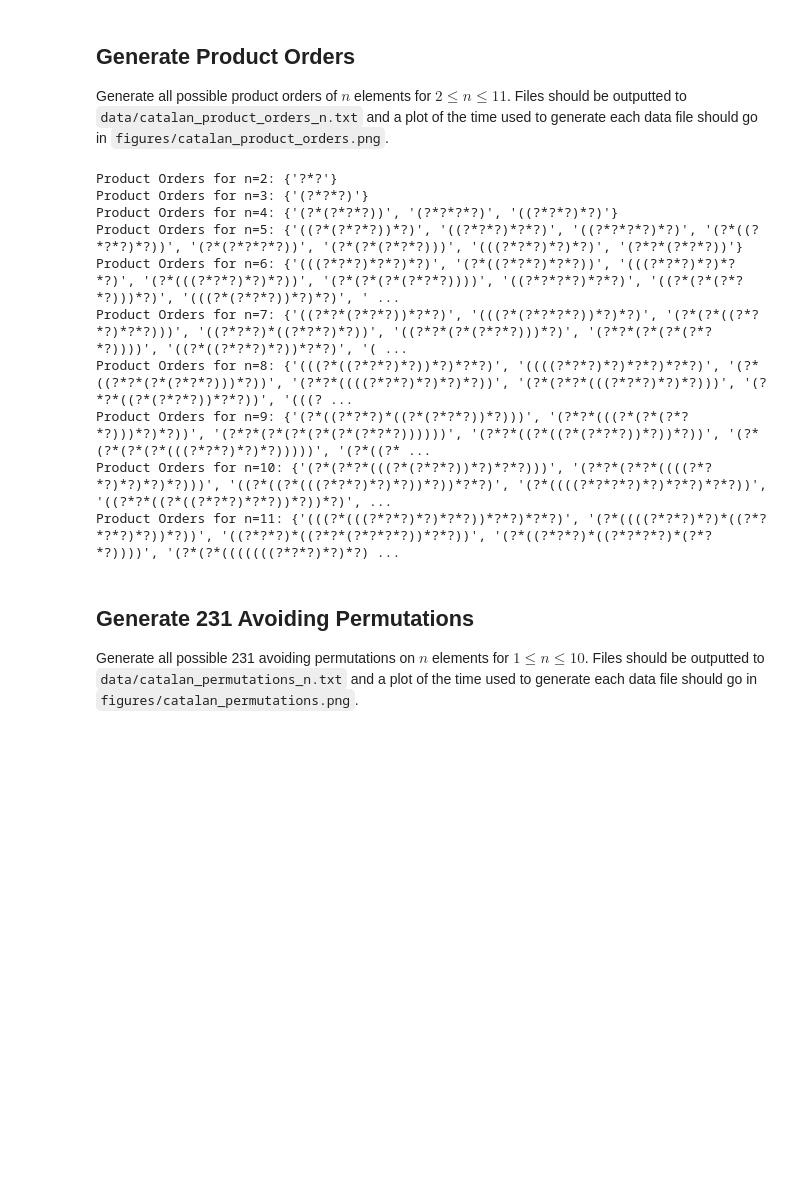
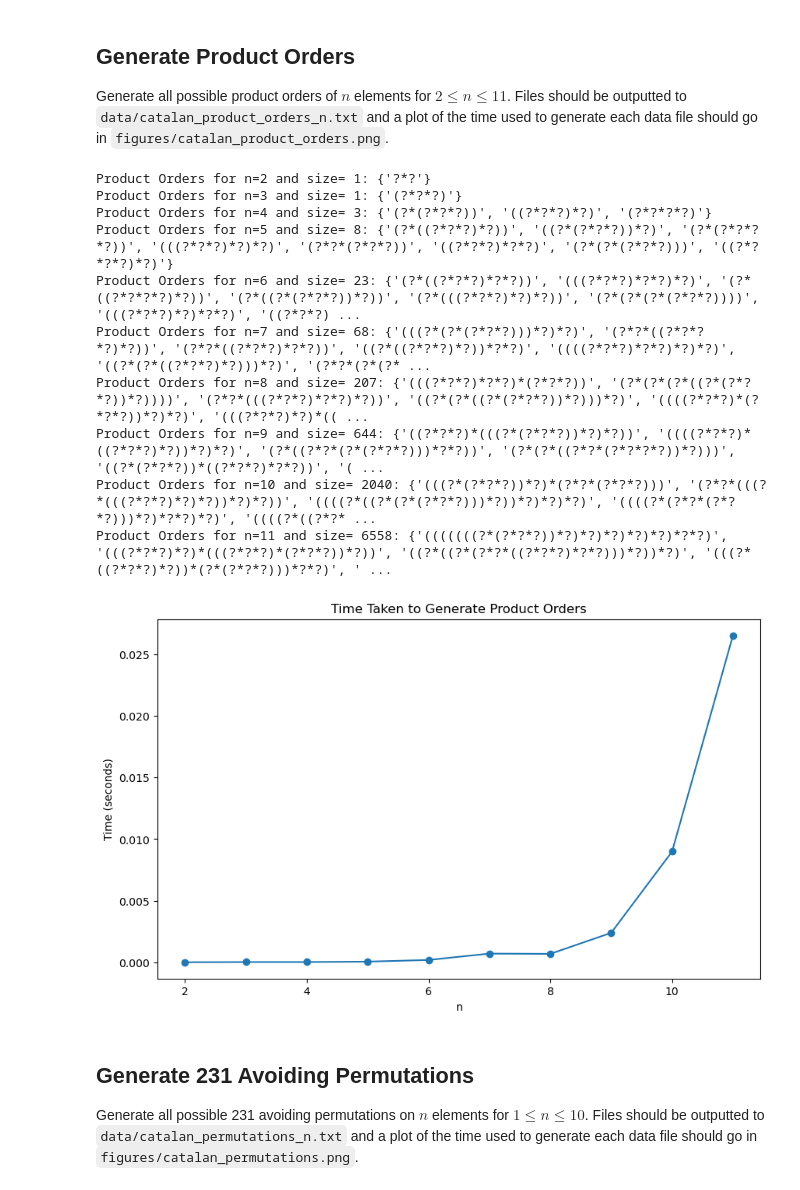
Before and after one commit to NeuronalDynamics/AI-for-Mathematics, a Jupyter notebook: 6_18_2024_catalan/main.ipynb, the cells around one changed output. Drawn from its saved outputs; the diff is of its cells as text; code cells hidden in the pictures; blank space fills up the shorter version.

```diff
--- a/6_18_2024_catalan/main.ipynb
+++ b/6_18_2024_catalan/main.ipynb
@@ -66,18 +66,46 @@ plt.show()
 Generate all possible product orders of $n$ elements for $2 \le n \le 11$. Files should be outputted to `data/catalan_product_orders_n.txt` and a plot of the time used to generate each data file should go in `figures/catalan_product_orders.png`.
 # %%
 for n in range(2, 12):
-  print(f"Product Orders for n={n}: {catalan.product_orders(n)}")
+  print(f"Product Orders for n={n} and size= {len(catalan.product_orders(n))}: {catalan.product_orders(n)}")
 # %% [output]
-Product Orders for n=2: {'?*?'}
-Product Orders for n=3: {'(?*?*?)'}
-Product Orders for n=4: {'(?*(?*?*?))', '(?*?*?*?)', '((?*?*?)*?)'}
-Product Orders for n=5: {'((?*(?*?*?))*?)', '((?*?*?)*?*?)', '((?*?*?*?)*?)', '(?*((?*?*?)*?))', '(?*(?*?*?*?))', '(?*(?*(?*?*?)))', '(((?*?*?)*?)*?)', '(?*?*(?*?*?))'}
-Product Orders for n=6: {'(((?*?*?)*?*?)*?)', '(?*((?*?*?)*?*?))', '(((?*?*?)*?)*?*?)', '(?*(((?*?*?)*?)*?))', '(?*(?*(?*(?*?*?))))', '((?*?*?*?)*?*?)', '((?*(?*(?*?*?)))*?)', '(((?*(?*?*?))*?)*?)', ' ...
-Product Orders for n=7: {'((?*?*(?*?*?))*?*?)', '(((?*(?*?*?*?))*?)*?)', '(?*(?*((?*?*?)*?*?)))', '((?*?*?)*((?*?*?)*?))', '((?*?*(?*(?*?*?)))*?)', '(?*?*(?*(?*(?*?*?))))', '((?*((?*?*?)*?))*?*?)', '( ...
-Product Orders for n=8: {'(((?*((?*?*?)*?))*?)*?*?)', '((((?*?*?)*?)*?*?)*?*?)', '(?*((?*?*(?*(?*?*?)))*?))', '(?*?*((((?*?*?)*?)*?)*?))', '(?*(?*?*(((?*?*?)*?)*?)))', '(?*?*((?*(?*?*?))*?*?))', '(((? ...
-Product Orders for n=9: {'(?*((?*?*?)*((?*(?*?*?))*?)))', '(?*?*(((?*(?*(?*?*?)))*?)*?))', '(?*?*(?*(?*(?*(?*(?*?*?))))))', '(?*?*((?*((?*(?*?*?))*?))*?))', '(?*(?*(?*(?*(((?*?*?)*?)*?)))))', '(?*((?* ...
-Product Orders for n=10: {'(?*(?*?*(((?*(?*?*?))*?)*?*?)))', '(?*?*(?*?*((((?*?*?)*?)*?)*?)))', '((?*((?*(((?*?*?)*?)*?))*?))*?*?)', '(?*((((?*?*?*?)*?)*?*?)*?*?))', '((?*?*((?*((?*?*?)*?*?))*?))*?)', ...
-Product Orders for n=11: {'(((?*(((?*?*?)*?)*?*?))*?*?)*?*?)', '(?*((((?*?*?)*?)*((?*?*?*?)*?))*?))', '((?*?*?)*((?*?*(?*?*?*?))*?*?))', '(?*((?*?*?)*((?*?*?*?)*(?*?*?))))', '(?*(?*(((((((?*?*?)*?)*?) ...
+Product Orders for n=2 and size= 1: {'?*?'}
+Product Orders for n=3 and size= 1: {'(?*?*?)'}
+Product Orders for n=4 and size= 3: {'(?*(?*?*?))', '((?*?*?)*?)', '(?*?*?*?)'}
+Product Orders for n=5 and size= 8: {'(?*((?*?*?)*?))', '((?*(?*?*?))*?)', '(?*(?*?*?*?))', '(((?*?*?)*?)*?)', '(?*?*(?*?*?))', '((?*?*?)*?*?)', '(?*(?*(?*?*?)))', '((?*?*?*?)*?)'}
+Product Orders for n=6 and size= 23: {'(?*((?*?*?)*?*?))', '(((?*?*?)*?*?)*?)', '(?*((?*?*?*?)*?))', '(?*((?*(?*?*?))*?))', '(?*(((?*?*?)*?)*?))', '(?*(?*(?*(?*?*?))))', '(((?*?*?)*?)*?*?)', '((?*?*?) ...
+Product Orders for n=7 and size= 68: {'(((?*(?*(?*?*?)))*?)*?)', '(?*?*((?*?*?*?)*?))', '(?*?*((?*?*?)*?*?))', '((?*((?*?*?)*?))*?*?)', '((((?*?*?)*?*?)*?)*?)', '((?*(?*((?*?*?)*?)))*?)', '(?*?*(?*(?* ...
+Product Orders for n=8 and size= 207: {'(((?*?*?)*?*?)*(?*?*?))', '(?*(?*(?*((?*(?*?*?))*?))))', '(?*?*(((?*?*?)*?*?)*?))', '((?*(?*((?*(?*?*?))*?)))*?)', '((((?*?*?)*(?*?*?))*?)*?)', '(((?*?*?)*?)*(( ...
+Product Orders for n=9 and size= 644: {'((?*?*?)*(((?*(?*?*?))*?)*?))', '((((?*?*?)*((?*?*?)*?))*?)*?)', '(?*((?*?*(?*(?*?*?)))*?*?))', '(?*(?*((?*?*(?*?*?*?))*?)))', '((?*(?*?*?))*((?*?*?)*?*?))', '( ...
+Product Orders for n=10 and size= 2040: {'(((?*(?*?*?))*?)*(?*?*(?*?*?)))', '(?*?*(((?*(((?*?*?)*?)*?))*?)*?))', '((((?*((?*(?*(?*?*?)))*?))*?)*?)*?)', '((((?*(?*?*(?*?*?)))*?)*?*?)*?)', '((((?*((?*?* ...
+Product Orders for n=11 and size= 6558: {'(((((((?*(?*?*?))*?)*?)*?)*?)*?)*?*?)', '(((?*?*?)*?)*(((?*?*?)*(?*?*?))*?))', '((?*((?*(?*?*((?*?*?)*?*?)))*?))*?)', '(((?*((?*?*?)*?))*(?*(?*?*?)))*?*?)', ' ...
+# %%
+# Dictionary to store the time taken for each n
+time_taken_product_orders = {}
+
+# Generate product orders for n from 2 to 11 and save to files
+for n in range(2, 12):
+    start_time = time.time()
+    product_orders_n = catalan.product_orders(n)
+    end_time = time.time()
+
+    # Record the time taken
+    time_taken_product_orders[n] = end_time - start_time
+
+    # Write the product orders to a file
+    with open(f'data/catalan_product_orders_{n}.txt', 'w') as file:
+        for p in product_orders_n:
+            file.write(p + '\n')
+
+# Plot the time taken for product orders
+plt.figure(figsize=(10, 6))
+plt.plot(list(time_taken_product_orders.keys()), list(time_taken_product_orders.values()), marker='o')
+plt.xlabel('n')
+plt.ylabel('Time (seconds)')
+plt.title('Time Taken to Generate Product Orders')
+plt.savefig('figures/catalan_product_orders.png')
+plt.show()
+# %% [output]
+[figure, added]
 # %% [markdown]
 ## Generate 231 Avoiding Permutations
 
```
Also changed, not shown: parts of 5 cells of this notebook, 43 other files.
